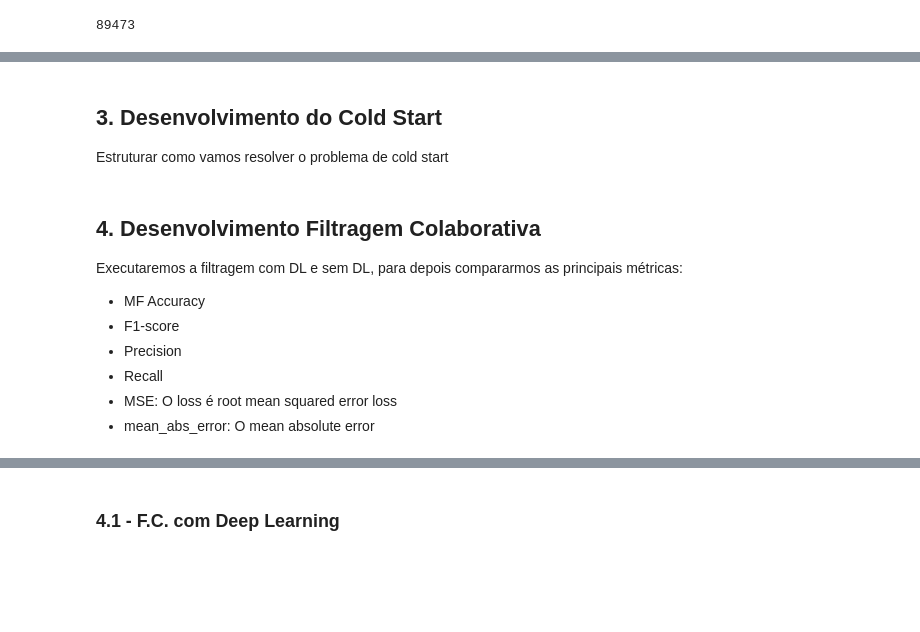
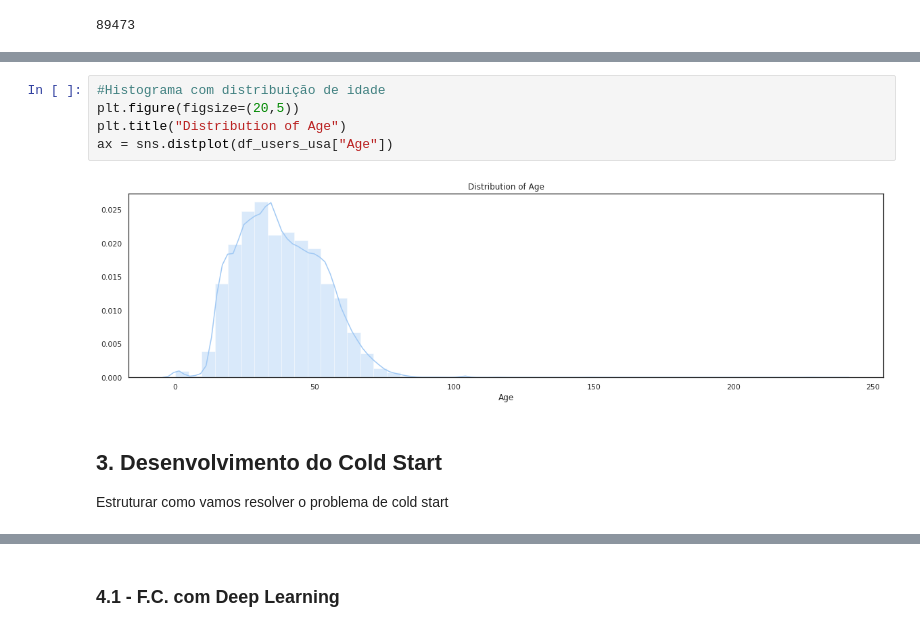
Before and after one commit to vivitc/deep-learning-books, a Jupyter notebook: Trabalho_DL_Books.ipynb, the cells around one changed output, grey strips where cells are left out. Saved outputs shown, nothing was run; the diff lists cells and outputs as text; blank space fills up the shorter version.

```diff
--- a/Trabalho_DL_Books.ipynb
+++ b/Trabalho_DL_Books.ipynb
@@ -539,12 +635,10 @@ books_evaluated
+# %%
+#Histograma com distribuição de idade
+plt.figure(figsize=(20,5))
+plt.title("Distribution of Age")
+ax = sns.distplot(df_users_usa["Age"])
+# %% [output]
+[figure, added]
 # %% [markdown]
 ## 3. Desenvolvimento do Cold Start
 Estruturar como vamos resolver o problema de cold start
-# %% [markdown]
-## 4. Desenvolvimento Filtragem Colaborativa
-Executaremos a filtragem com DL e sem DL, para depois compararmos as principais métricas:
-- MF Accuracy
-- F1-score
-- Precision
-- Recall
-- MSE: O loss é root mean squared error loss
-- mean_abs_error: O mean absolute error
```
Also changed, not shown: parts of 14 cells of this notebook.
